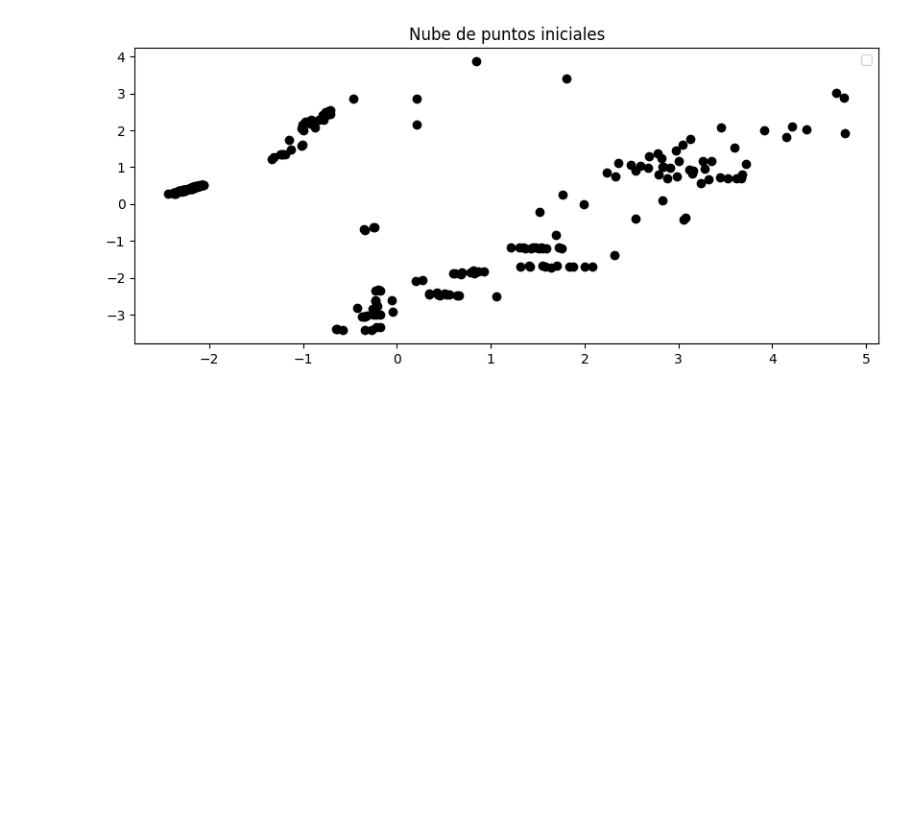
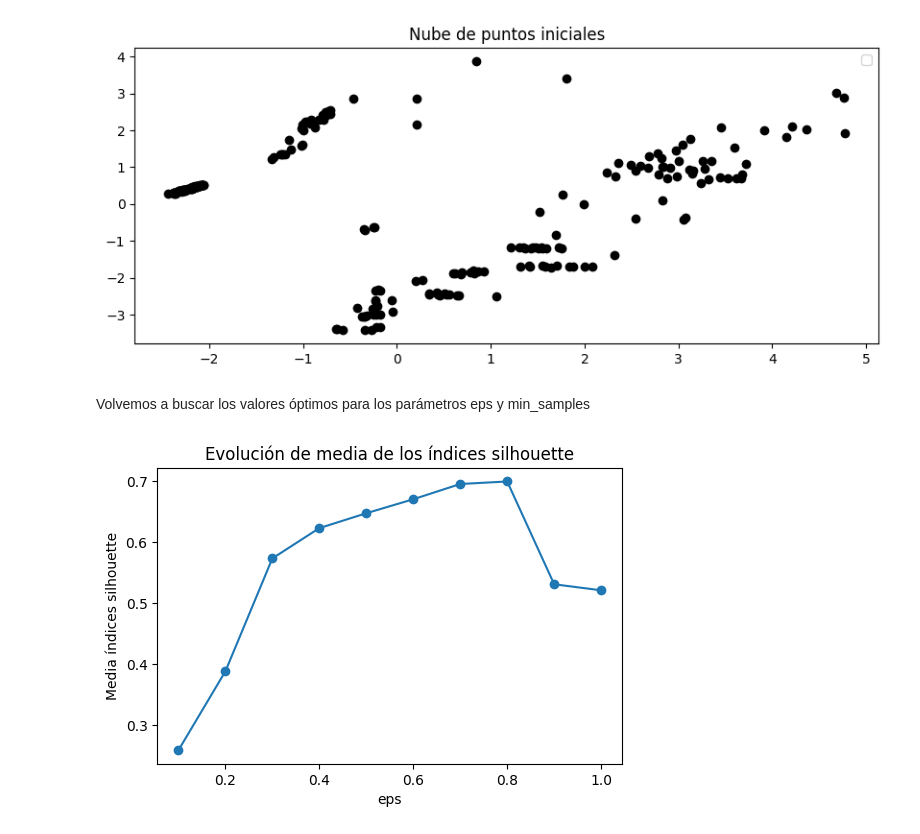
Before and after one commit to RodrigoMaroto/Practica2-ML, a Jupyter notebook: Practica2.ipynb, the cells around one changed output. Cells and saved outputs as stored; diff of their text form; code cells hidden in the pictures; blank space fills up the shorter version.

```diff
--- a/Practica2.ipynb
+++ b/Practica2.ipynb
@@ -554,3 +576,31 @@ ax.set_title('Nube de puntos iniciales');
 # %% [output]
 No artists with labels found to put in legend.  Note that artists whose label start with an underscore are ignored when legend() is called with no argument.
 [figure]
+# %% [markdown]
+Volvemos a buscar los valores óptimos para los parámetros eps y min_samples
+# %%
+# Método silhouette para identificar el número óptimo de eps
+# ==============================================================================
+range_eps = np.arange(0.1, 1.1, 0.1)
+range_eps = list(range_eps)
+valores_medios_silhouette = []
+
+for n_eps in range_eps:
+    modelo_dbscan = DBSCAN(
+    eps          = n_eps,
+    min_samples  = 5,
+    metric       = 'euclidean',
+    )
+
+    modelo_dbscan.fit(X_ohe_pca)
+    cluster_labels = modelo_dbscan.fit_predict(X_ohe_pca)
+    silhouette_avg = silhouette_score(X_ohe_pca, cluster_labels)
+    valores_medios_silhouette.append(silhouette_avg)
+
+fig, ax = plt.subplots(1, 1, figsize=(6, 3.84))
+ax.plot(range_eps, valores_medios_silhouette, marker='o')
+ax.set_title("Evolución de media de los índices silhouette")
+ax.set_xlabel('eps')
+ax.set_ylabel('Media índices silhouette');
+# %% [output]
+[figure, added]
```
Also changed, not shown: parts of 18 cells of this notebook.
